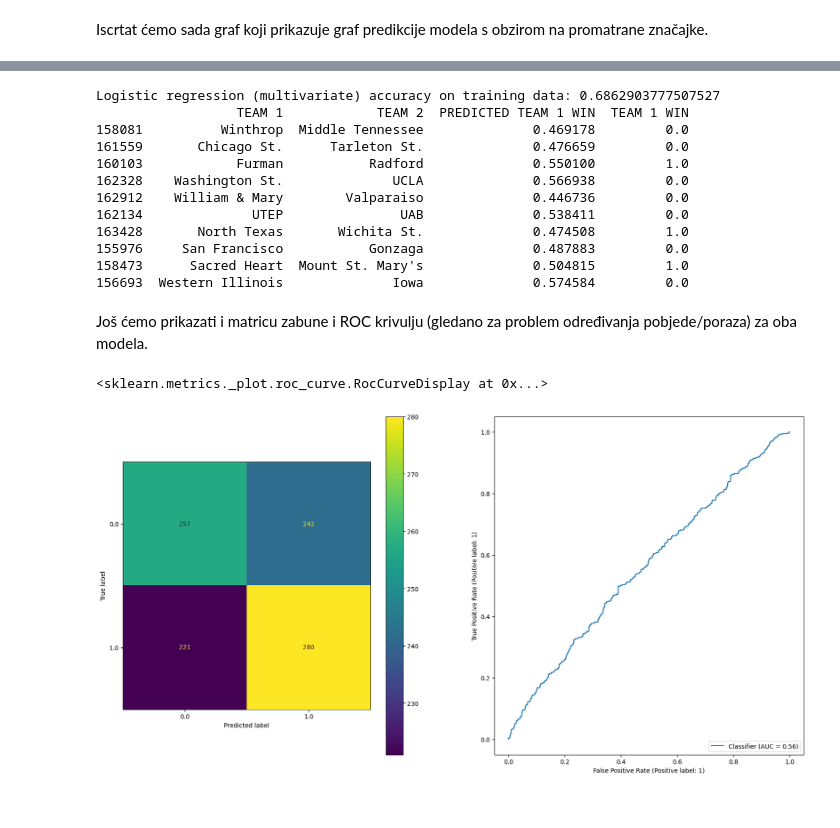
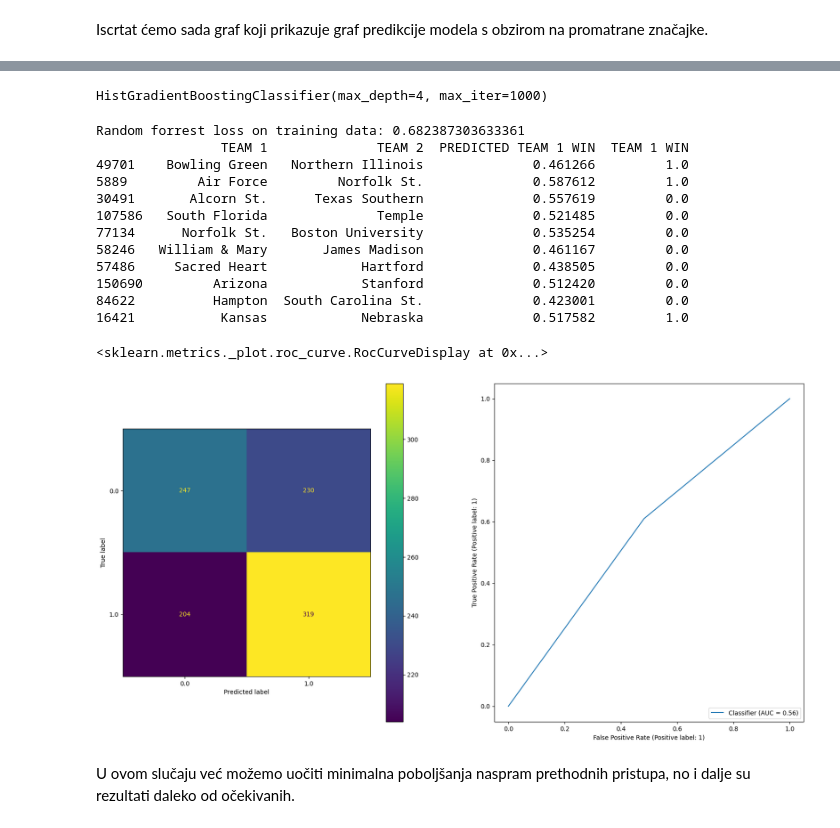
Before and after one commit to babe1304/UZOP-project, a Jupyter notebook: reporoduction_of_experiments.ipynb, the cells around one changed output, grey strips where cells are left out. Saved outputs shown, nothing was run; the diff lists cells and outputs as text; code cells hidden in the pictures.

```diff
--- a/reporoduction_of_experiments.ipynb
+++ b/reporoduction_of_experiments.ipynb
@@ -426,0 +449,21 @@ for i, (model, poly, feature) in enumerate(zip(linear_models, polys, ['RPI DIFF'
+# %%
+features = ['RPI DIFF', 'EFG % DIFF', 'BLOCK % DIFF', 'BPI DIFF', 'PPPO DIFF', 'DEFENSIVE REBOUND % DIFF']
+
+polys = []
+linear_models =[]
+win_data = merged_data[merged_data['TEAM 1 WIN'] == 1].sample(n=50000)
+loss_data = merged_data[merged_data['TEAM 1 WIN'] == 0].sample(n=50000)
+loss_data['TEAM 1 WIN %'] = 1 - loss_data['TEAM 1 WIN %']
+train_data = pd.concat([win_data, loss_data])
+np.random.shuffle(train_data.values)
+
+for v in features:
+    poly = PolynomialFeatures(degree=2)
+    X_train = train_data[v].values.reshape(-1, 1)
+    X_train_poly = poly.fit_transform(X_train)
+
+    lin_model = Ridge(alpha=0.1)
+    lin_model.fit(X_train_poly, train_data['TEAM 1 WIN %'])
+
+    polys.append(poly)
+    linear_models.append(lin_model)
@@ -485,29 +639,43 @@ Logistic regression accuracy on training data: 0.691133193399251
+# %%
+from sklearn.ensemble import HistGradientBoostingClassifier
+
+features = ['RPI DIFF', 'EFG % DIFF', 'BLOCK % DIFF', 'BPI DIFF', 'PPPO DIFF', 'DEFENSIVE REBOUND % DIFF', 'TEAM 1 WIN']
+win_data = merged_data[merged_data['TEAM 1 WIN'] == 1].sample(n=70000)
+loss_data = merged_data[merged_data['TEAM 1 WIN'] == 0].sample(n=70000)
+train_data = pd.concat([win_data, loss_data])
+np.random.shuffle(train_data.values)
+train_data = train_data[features]
+
+hist_gradient_boosting = HistGradientBoostingClassifier(max_iter=1000, learning_rate=0.1, max_depth=4)
+hist_gradient_boosting.fit(train_data[features[:-1]], train_data['TEAM 1 WIN'])
+# %% [output]
+HistGradientBoostingClassifier(max_depth=4, max_iter=1000)
 # %%
-random_matchups = merged_data[merged_data['YEAR'] == 2022].sample(n=1000, random_state=13).copy()
-random_matchups['PREDICTED TEAM 1 WIN'] = random_matchups.apply(lambda x: logistic_model.predict_proba(poly_logistic.transform(x[features].values.reshape(1, -1)))[0][1], axis=1)
-print(f'Logistic regression (multivariate) accuracy on training data: {log_loss(random_matchups["TEAM 1 WIN"], random_matchups["PREDICTED TEAM 1 WIN"])}')
+random_matchups = merged_data.sample(n=1000).copy()
+random_matchups['PREDICTED TEAM 1 WIN'] = random_matchups.apply(lambda x: hist_gradient_boosting.predict_proba(x[features[:-1]].values.reshape(1, -1))[0][1], axis=1)
+print(f'Random forrest loss on training data: {log_loss(random_matchups["TEAM 1 WIN"], random_matchups["PREDICTED TEAM 1 WIN"])}')
 print(random_matchups.sample(10)[['TEAM 1', 'TEAM 2', 'PREDICTED TEAM 1 WIN', 'TEAM 1 WIN']])
 # %% [output]
-Logistic regression (multivariate) accuracy on training data: 0.6862903777507527
-                  TEAM 1            TEAM 2  PREDICTED TEAM 1 WIN  TEAM 1 WIN
-158081          Winthrop  Middle Tennessee              0.469178         0.0
-161559       Chicago St.      Tarleton St.              0.476659         0.0
-160103            Furman           Radford              0.550100         1.0
-162328    Washington St.              UCLA              0.566938         0.0
-162912    William & Mary        Valparaiso              0.446736         0.0
-162134              UTEP               UAB              0.538411         0.0
-163428       North Texas       Wichita St.              0.474508         1.0
-155976     San Francisco           Gonzaga              0.487883         0.0
-158473      Sacred Heart  Mount St. Mary's              0.504815         1.0
-156693  Western Illinois              Iowa              0.574584         0.0
+Random forrest loss on training data: 0.682387303633361
+                TEAM 1              TEAM 2  PREDICTED TEAM 1 WIN  TEAM 1 WIN
+49701    Bowling Green   Northern Illinois              0.461266         1.0
+5889         Air Force         Norfolk St.              0.587612         1.0
+30491       Alcorn St.      Texas Southern              0.557619         0.0
+107586   South Florida              Temple              0.521485         0.0
+77134      Norfolk St.   Boston University              0.535254         0.0
+58246   William & Mary       James Madison              0.461167         0.0
+57486     Sacred Heart            Hartford              0.438505         0.0
+150690         Arizona            Stanford              0.512420         0.0
+84622          Hampton  South Carolina St.              0.423001         0.0
+16421           Kansas            Nebraska              0.517582         1.0
-# %% [markdown]
-Još ćemo prikazati i matricu zabune i ROC krivulju (gledano za problem određivanja pobjede/poraza) za oba modela.
 # %%
-random_matchups = merged_data[merged_data['YEAR'] == 2022].sample(n=1000, random_state=13).copy()
-random_matchups['PREDICTED TEAM 1 WIN'] = random_matchups.apply(lambda x: probability_linear(x, linear_models, polys, features), axis=1)
+random_matchups = merged_data.sample(n=1000).copy()
+random_matchups['PREDICTED TEAM 1 WIN'] = random_matchups.apply(lambda x: hist_gradient_boosting.predict(x[features[:-1]].values.reshape(1, -1))[0], axis=1)
 f, ax = plt.subplots(1, 2, figsize=(20, 10))
-ConfusionMatrixDisplay.from_predictions(random_matchups['TEAM 1 WIN'], random_matchups['PREDICTED TEAM 1 WIN'] > 0.5, ax=ax[0])
+ConfusionMatrixDisplay.from_predictions(random_matchups['TEAM 1 WIN'], random_matchups['PREDICTED TEAM 1 WIN'], ax=ax[0])
 RocCurveDisplay.from_predictions(random_matchups['TEAM 1 WIN'], random_matchups['PREDICTED TEAM 1 WIN'], ax=ax[1])
 # %% [output]
 <sklearn.metrics._plot.roc_curve.RocCurveDisplay at 0x...>
-[figure, old version]
+[figure, new version]
+# %% [markdown]
+U ovom slučaju već možemo uočiti minimalna poboljšanja naspram prethodnih pristupa, no i dalje su rezultati daleko od očekivanih.
```
Also changed, not shown: parts of 45 cells of this notebook, 1 other file.
